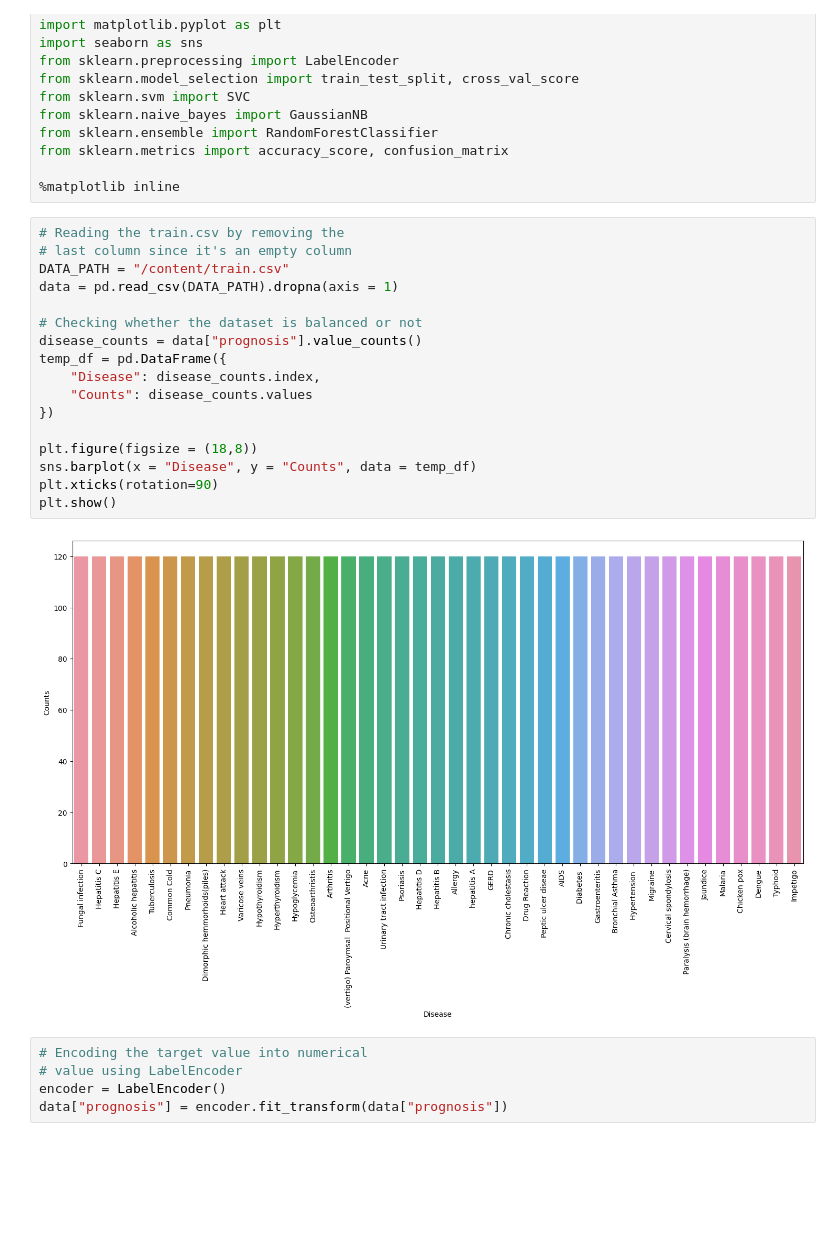
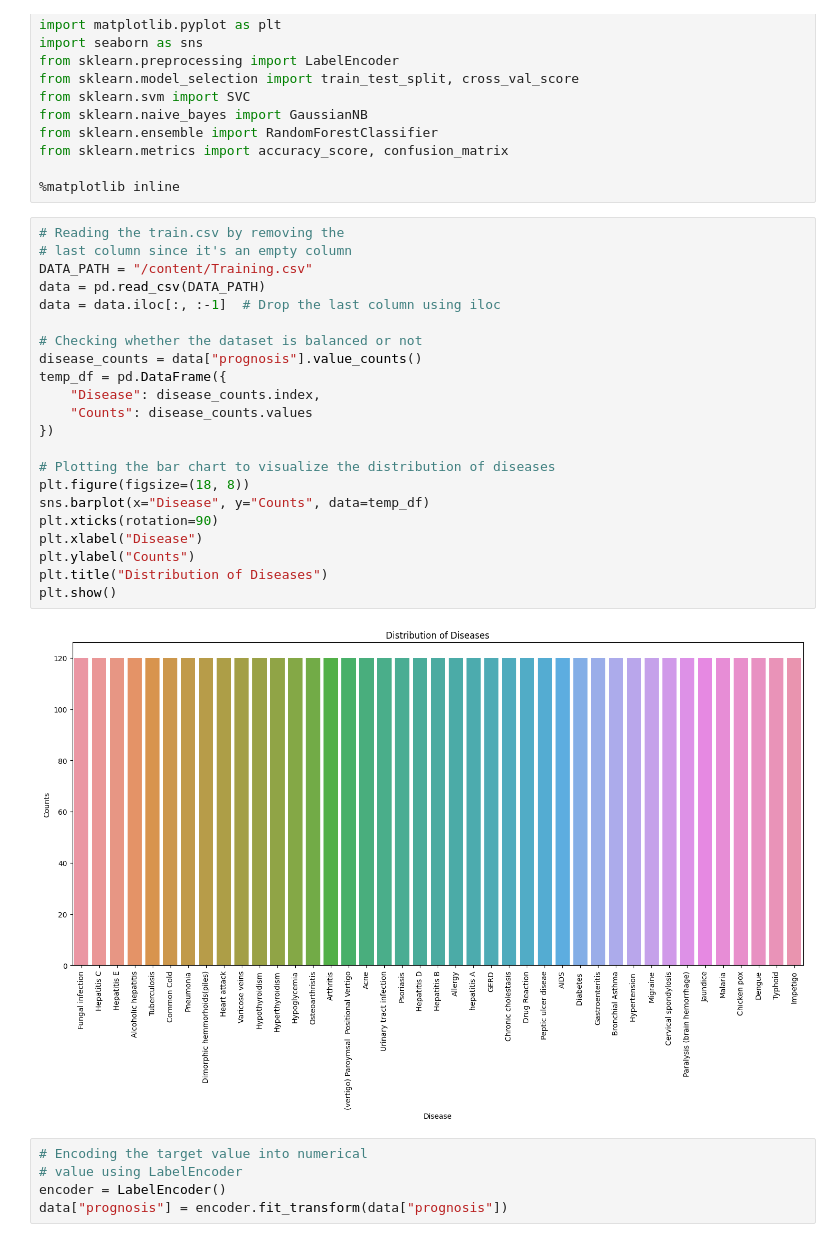
Before and after one commit to saiteja-ms/Disease-Prediction-using-Machine-Learning, a Jupyter notebook: Disease_Prediction_Using_Machine_Learning.ipynb, the cells around one changed output. Drawn from its saved outputs; the diff is of its cells as text; blank space fills up the shorter version.

```diff
--- a/Disease_Prediction_Using_Machine_Learning.ipynb
+++ b/Disease_Prediction_Using_Machine_Learning.ipynb
@@ -18,22 +18,27 @@ from sklearn.metrics import accuracy_score, confusion_matrix
 # %%
 # Reading the train.csv by removing the
 # last column since it's an empty column
-DATA_PATH = "/content/train.csv"
-data = pd.read_csv(DATA_PATH).dropna(axis = 1)
+DATA_PATH = "/content/Training.csv"
+data = pd.read_csv(DATA_PATH)
+data = data.iloc[:, :-1]  # Drop the last column using iloc
 
 # Checking whether the dataset is balanced or not
 disease_counts = data["prognosis"].value_counts()
 temp_df = pd.DataFrame({
     "Disease": disease_counts.index,
     "Counts": disease_counts.values
 })
 
-plt.figure(figsize = (18,8))
-sns.barplot(x = "Disease", y = "Counts", data = temp_df)
+# Plotting the bar chart to visualize the distribution of diseases
+plt.figure(figsize=(18, 8))
+sns.barplot(x="Disease", y="Counts", data=temp_df)
 plt.xticks(rotation=90)
+plt.xlabel("Disease")
+plt.ylabel("Counts")
+plt.title("Distribution of Diseases")
 plt.show()
 # %% [output]
-[figure, old version]
+[figure, new version]
 # %%
 # Encoding the target value into numerical
 # value using LabelEncoder
```
Also changed, not shown: parts of 1 cell of this notebook.
